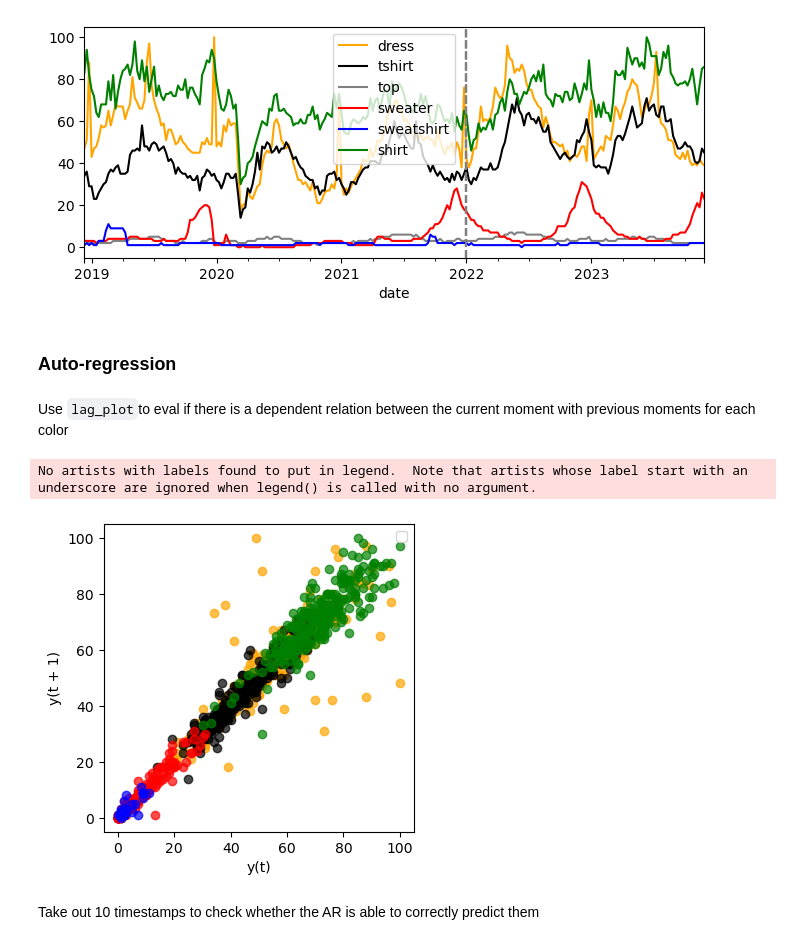
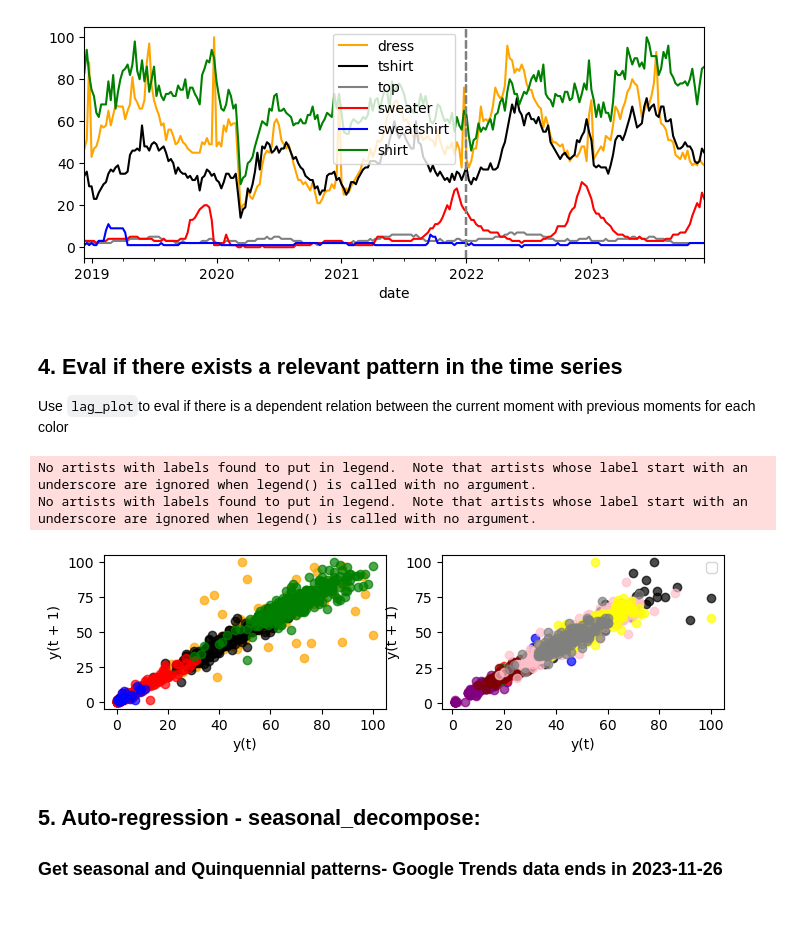
Before and after one commit to maluque/COLOURS_in_NUMBERS, a Jupyter notebook: notebooks/8.googletrends.ipynb, the cells around one changed output. Saved outputs shown, nothing was run; the diff lists cells and outputs as text; code cells hidden in the pictures; blank space fills up the shorter version.

```diff
--- a/notebooks/8.googletrends.ipynb
+++ b/notebooks/8.googletrends.ipynb
@@ -148,5 +136,3 @@ plt.legend()
 plt.show()
 # %% [output]
 [figure]
-# %% [markdown]
-### Auto-regression
@@ -158,14 +139,28 @@ from statsmodels.tsa.statespace.sarimax import SARIMAX # includes all, arma, ari
 # %% [markdown]
+## 4. Eval if there exists a relevant pattern in the time series
+
 Use `lag_plot`to eval if there is a dependent relation between the current moment with previous moments for each color
 # %%
+warnings.filterwarnings('ignore')
+
+fig, axes = plt.subplots(1, 2, figsize=(8, 2))  # 1 row, 2 columns for side-by-side plots
+
 col_list=list(GOTRE_typ.columns)
-plt.figure(figsize=(4, 4))
 for i in col_list:
-    lag_plot(GOTRE_typ[i], c=types_dict.get(i, 'black'), alpha=0.7)
+    lag_plot(GOTRE_typ[i], c=types_dict.get(i, 'black'), alpha=0.7, ax=axes[0])
 plt.legend()  # Show legend if needed
+
+col_list=list(GOTRE_col.columns)
+for i in col_list:
+    lag_plot(GOTRE_col[i], c=colors_dict.get(i, 'black'), alpha=0.7, ax=axes[1])
+plt.legend()  # Show legend if needed
+
 plt.show()
 # %% [output]
 No artists with labels found to put in legend.  Note that artists whose label start with an underscore are ignored when legend() is called with no argument.
+No artists with labels found to put in legend.  Note that artists whose label start with an underscore are ignored when legend() is called with no argument.
-[figure, old version]
+[figure, new version]
 # %% [markdown]
-Take out 10 timestamps to check whether the AR is able to correctly predict them
+## 5. Auto-regression - seasonal_decompose:
+
+### Get seasonal and Quinquennial patterns- Google Trends data ends in 2023-11-26
```
Also changed, not shown: parts of 37 cells of this notebook, 11 other files.
